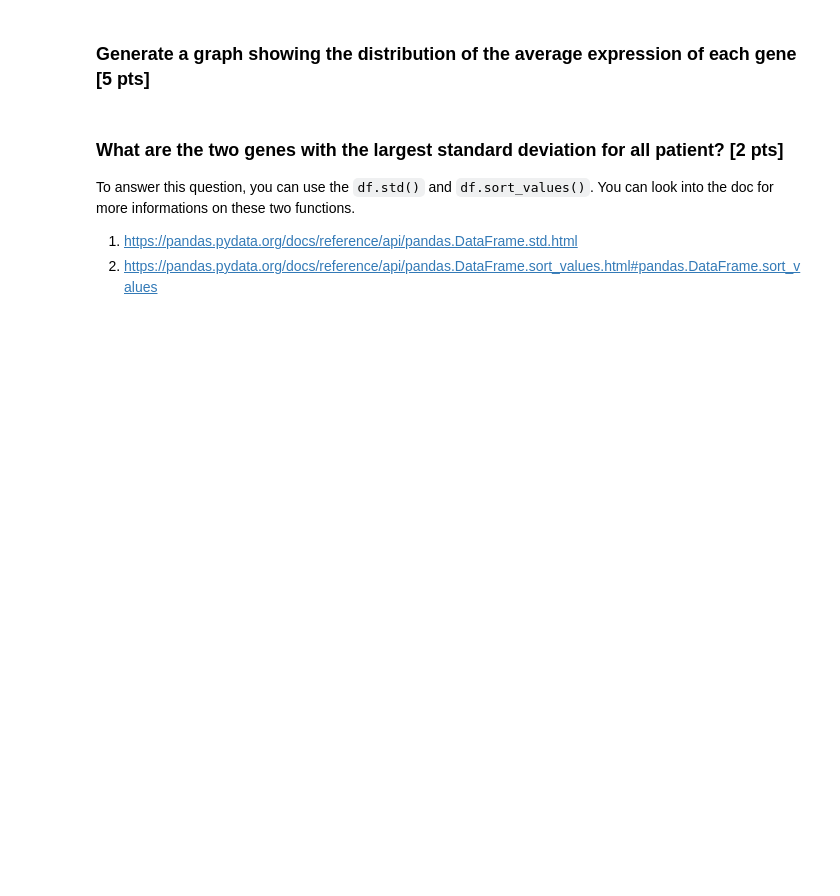
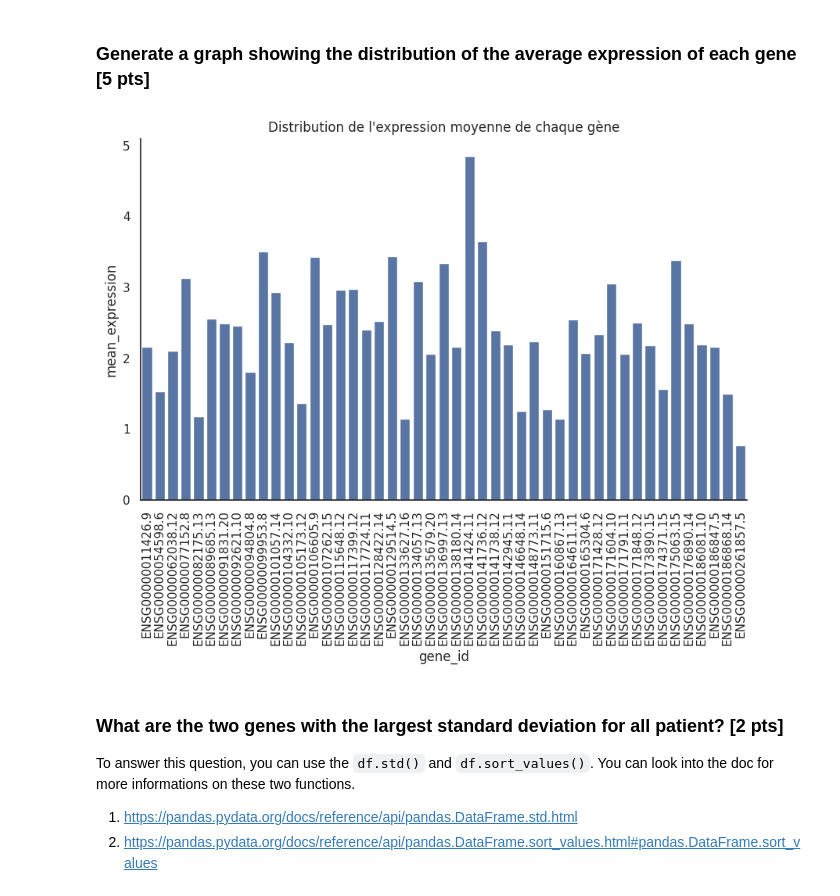
Before and after one commit to lena-fabre/S24_data_analysis, a Jupyter notebook: notebooks/exercices_good_practices.ipynb, the cells around one changed output. Cells and saved outputs as stored; diff of their text form; code cells hidden in the pictures; blank space fills up the shorter version.

```diff
--- a/notebooks/exercices_good_practices.ipynb
+++ b/notebooks/exercices_good_practices.ipynb
@@ -38,5 +39,5 @@ import seaborn as sns
 # %%
-sns.set(rc={'figure.figsize':(4, 2)})
+sns.set(rc={'figure.figsize':(10, 6)})
 sns.set_theme(context="notebook", style="white")
 # %% [markdown]
 # Breast Cancer Subtypes Analysis [50 pts]
@@ -117,5 +132,22 @@ data.head()
 # %% [markdown]
 ### Generate a graph showing the distribution of the average expression of each gene [5 pts]
+# %%
+expression = patient_expression.copy()
+expression.columns= genes_id[0]
+expression.loc[:,"patient_subtype"] = patient_subtype.iloc[:,0]
+
+mean_expression = expression.drop(columns=["patient_subtype"]).mean()
+mean_expression_df = pd.DataFrame()
+mean_expression_df["gene_id"] = mean_expression.index
+mean_expression_df["mean_expression"] = mean_expression.values
+#print(mean_expression_df)
+
+p = sns.barplot(data=mean_expression_df, x="gene_id", y="mean_expression")
+plt.xticks(rotation=90)
+p.set_title("Distribution de l'expression moyenne de chaque gène")
+sns.despine()
+# %% [output]
+[figure, added]
 # %% [markdown]
 ### What are the two genes with the largest standard deviation for all patient? [2 pts]
 To answer this question, you can use the `df.std()` and `df.sort_values()`. You can look into the doc for more informations on these two functions.
```
Also changed, not shown: parts of 22 cells of this notebook.
